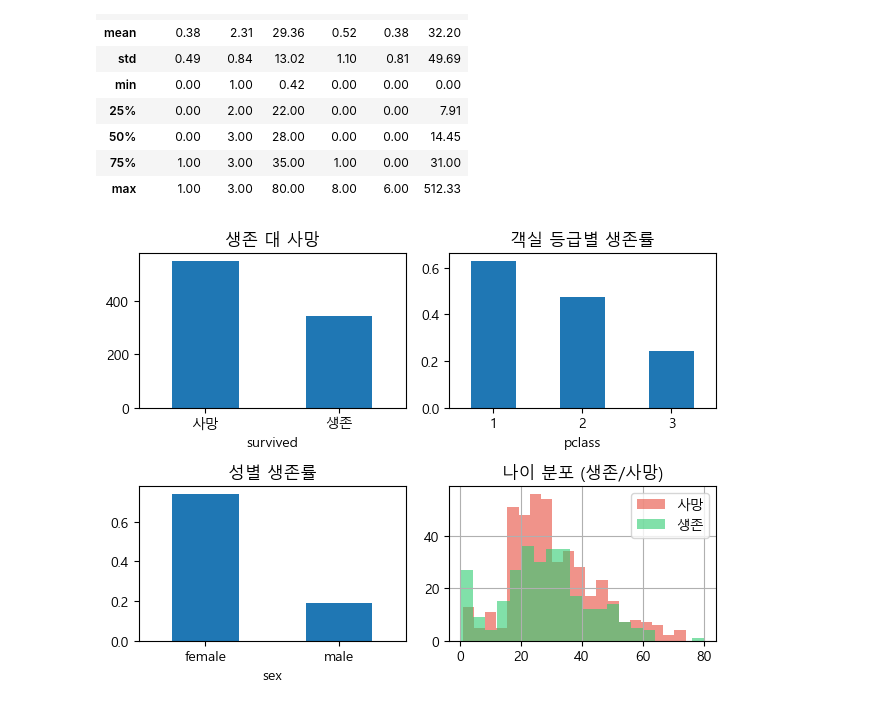
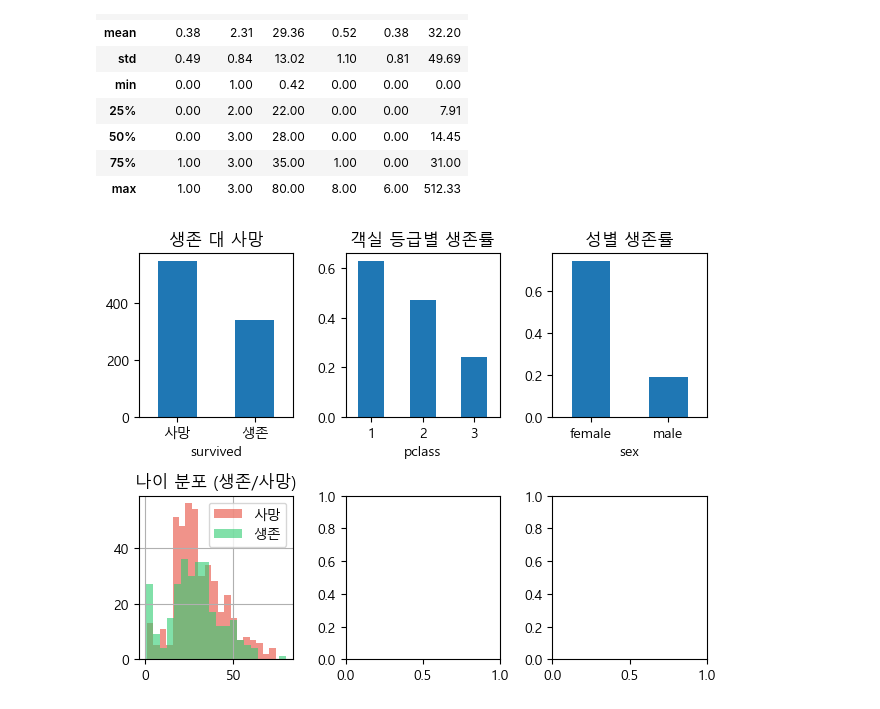
Before and after one commit to atthisrate-collab/API, a Jupyter notebook: 5. TEST.ipynb, the cells around one changed output. Saved outputs shown, nothing was run; the diff lists cells and outputs as text; code cells hidden in the pictures.

```diff
--- a/5. TEST.ipynb
+++ b/5. TEST.ipynb
@@ -104,31 +104,38 @@ df.describe().round(2)
 # %%
 # Fiure와 서브플롯 생성
 
 # 생존여부 분포
-fig, axes = plt.subplots(2, 2)
+fig, axes = plt.subplots(2, 3)
+
 df['survived'].value_counts().rename({0:'사망', 1:'생존'}).plot(kind='bar', ax=axes[0,0],rot=0)
 axes[0,0].set_title('생존 대 사망')
 
 # 객실 등급별 생존율
 df.groupby('pclass')['survived'].mean().plot(kind='bar', ax=axes[0,1],rot=0)
 axes[0,1].set_title('객실 등급별 생존률')
 
 # 성별 생존률
-df.groupby('sex')['survived'].mean().plot(kind='bar', ax=axes[1,0],rot=0)
-axes[1,0].set_title('성별 생존률')
+df.groupby('sex')['survived'].mean().plot(kind='bar', ax=axes[0,2],rot=0)
+axes[0,2].set_title('성별 생존률')
 
 # 나이 분포 (생존/사망)
 # for s, color, label in [(0,'#e74c3c','사망'), (1,'#2ecc71','생존')]:
 #     df[df['survived']==s]['age'].hist(
 #         ax=axes[1,0], alpha=0.6, color=color, label=label, bins=20)
 
 for s, color, label in [(0, '#e74c3c', '사망'), (1, '#2ecc71', '생존')]:
-    df[df['survived']==s]['age'].hist(ax=axes[1,1], alpha=0.6, color=color, label=label, bins=20)
-    axes[1,1].set_title('나이 분포 (생존/사망)')
-    axes[1, 1].legend()
+    df[df['survived']==s]['age'].hist(ax=axes[1,0], alpha=0.6, color=color, label=label, bins=20)
+    axes[1,0].set_title('나이 분포 (생존/사망)')
+    axes[1,0].legend()
+
+
+# 요금 분포
+
+# sns.boxplot(data='titanic',x='survived', y='fare', ax=axes=[1,1],  palette='Set2')
+
 
 # 레이아웃 조정
 plt.tight_layout()
 plt.show()
 # %% [output]
-[figure, old version]
+[figure, new version]
```
Also changed, not shown: 9 other files.
